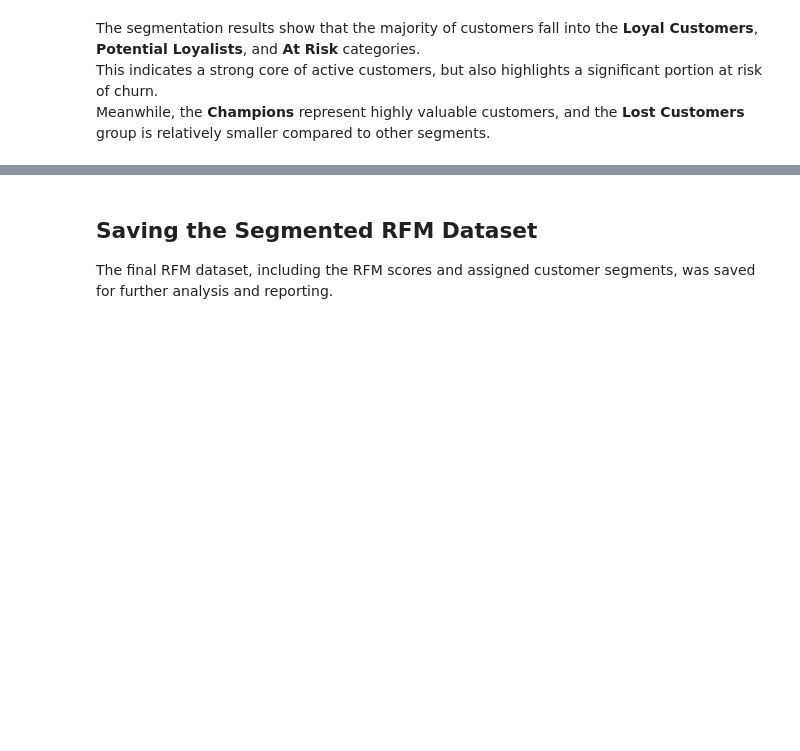
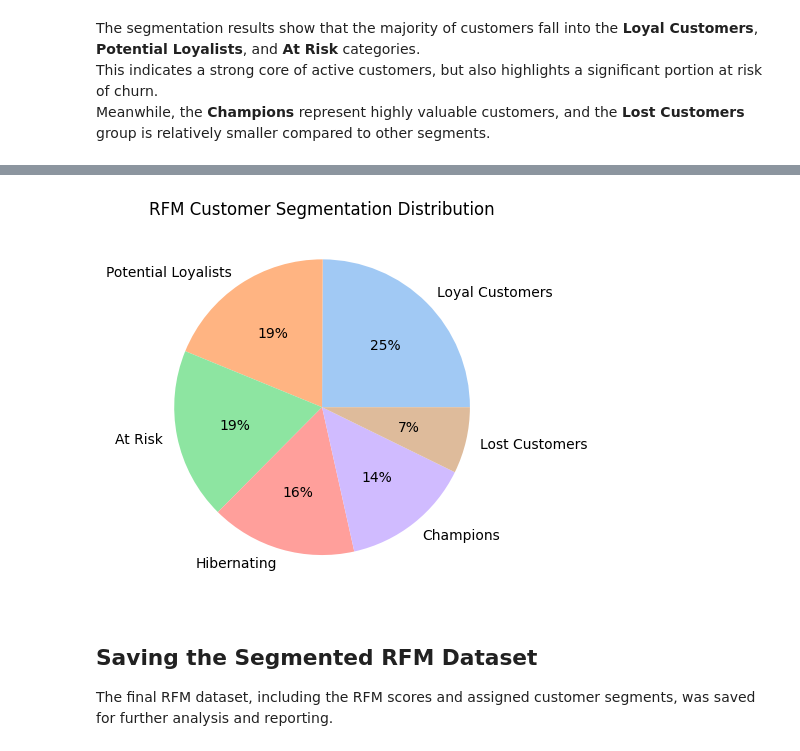
Before and after one commit to NurulAis/Customer-segmentation-and-sales-analystics, a Jupyter notebook: notebooks/03_customer_segmentation_rfm.ipynb, the cells around one changed output, grey strips where cells are left out. Saved outputs shown, nothing was run; the diff lists cells and outputs as text; code cells hidden in the pictures; blank space fills up the shorter version.

```diff
--- a/notebooks/03_customer_segmentation_rfm.ipynb
+++ b/notebooks/03_customer_segmentation_rfm.ipynb
@@ -154,0 +186,3 @@ rfm.head()
+# %%
+segment_counts = rfm.groupby('Segment').size().reset_index(name = 'Customer Count')
+segment_counts
@@ -154,0 +197,5 @@ rfm.head()
+# %%
+total = len(rfm)
+segment_counts['Percentage'] = segment_counts['Customer Count']/total
+segment_counts = segment_counts.sort_values(by='Percentage', ascending=False)
+segment_counts
@@ -155,3 +210,14 @@ rfm.head()
+# %%
+data = segment_counts['Customer Count']
+labels = segment_counts['Segment']
+
+colors = sns.color_palette('pastel')[0:6]
+
+plt.pie(data, labels=labels, colors=colors, autopct='%.0f%%')
+plt.title('RFM Customer Segmentation Distribution')
+plt.show()
+# %% [output]
+[figure, added]
 # %% [markdown]
 ## Saving the Segmented RFM Dataset
 The final RFM dataset, including the RFM scores and assigned customer segments, was saved for further analysis and reporting.
```
Also changed, not shown: parts of 6 cells of this notebook.
